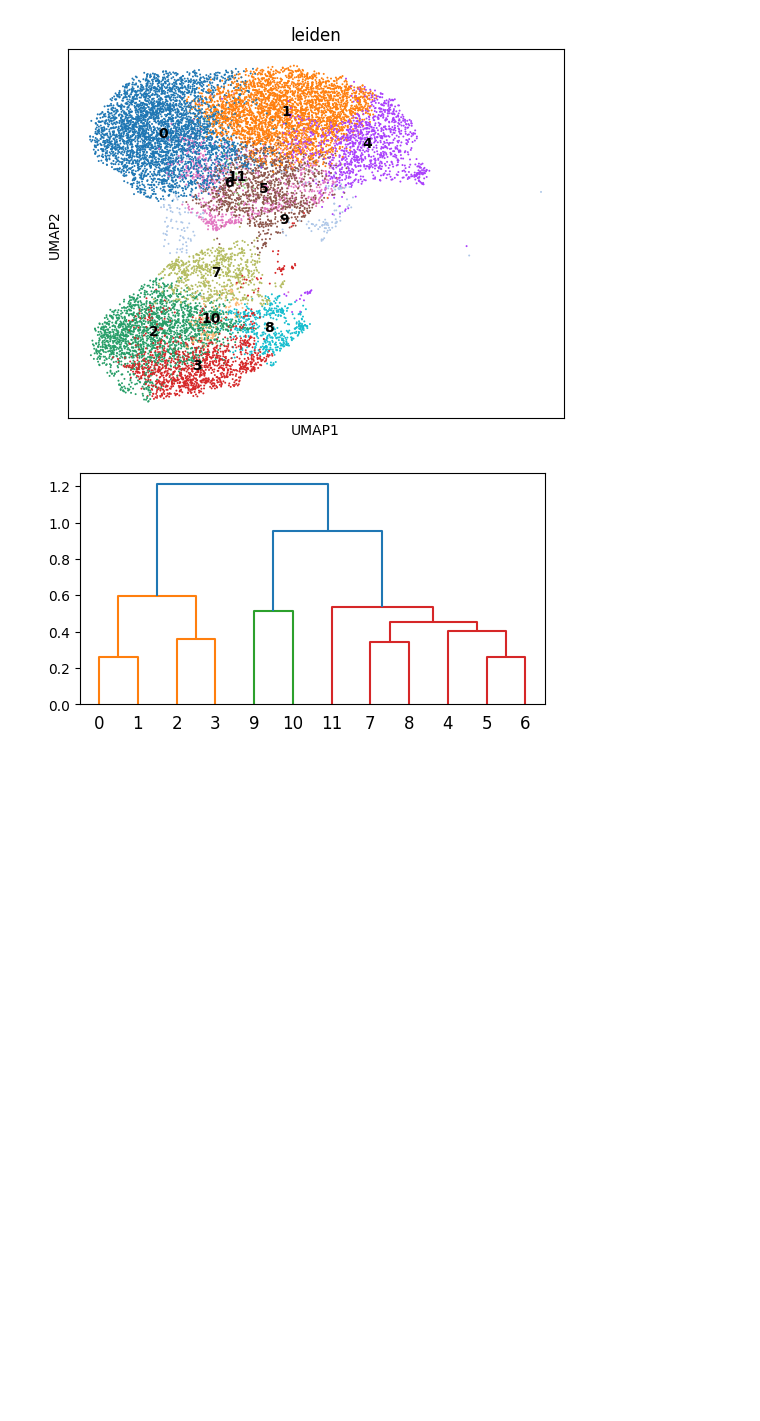
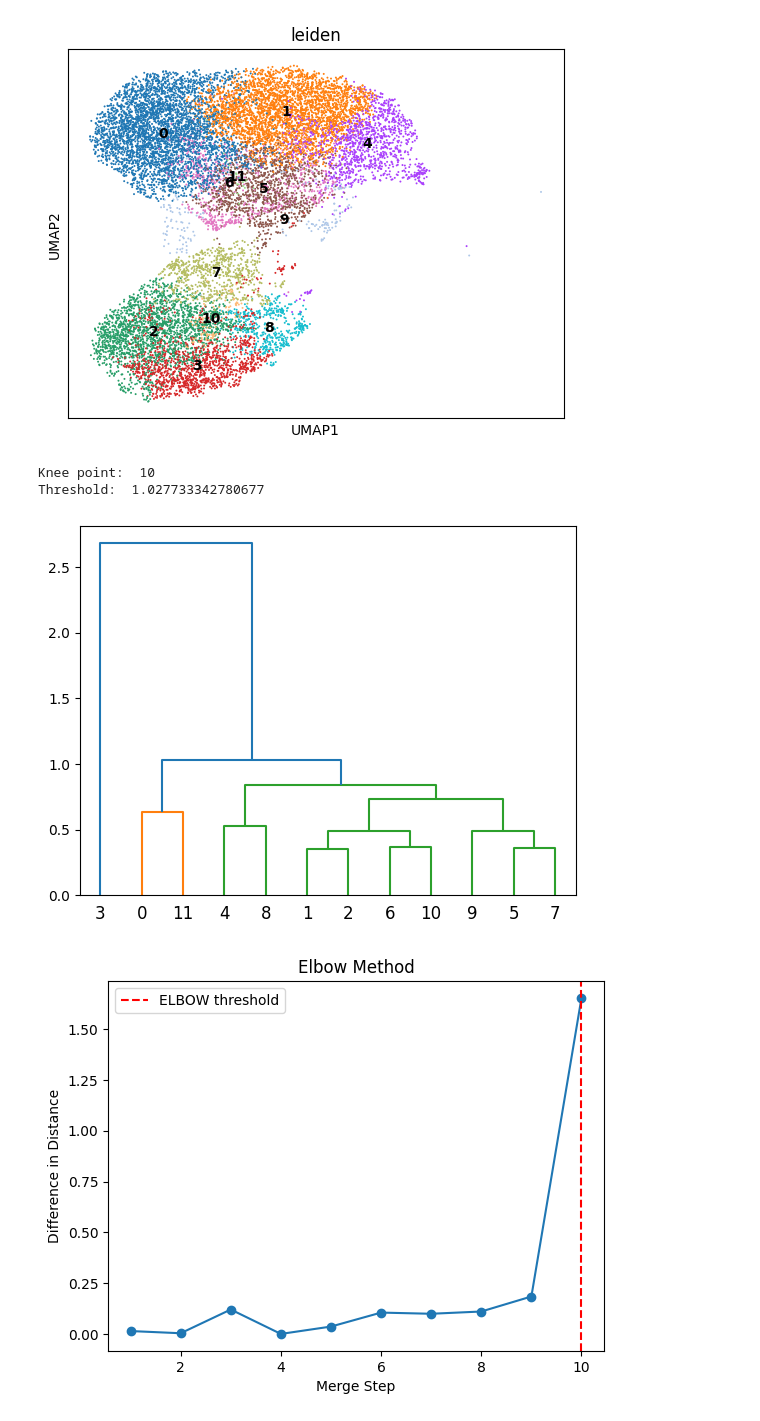
Before and after one commit to azizilab/echidna, a Jupyter notebook: notebooks/run_multi_timepoints.ipynb, the cells around one changed output. Cells and saved outputs as stored; diff of their text form; code cells hidden in the pictures; blank space fills up the shorter version.

```diff
--- a/notebooks/run_multi_timepoints.ipynb
+++ b/notebooks/run_multi_timepoints.ipynb
@@ -163,7 +164,3 @@ plt.show()
 sc.pl.umap(X, color=['leiden'], legend_loc='on data')
 # %% [output]
 [figure]
-# %%
-dn = eta_cov_tree(eta, 0.8)
-# %% [output]
-[figure, removed]
@@ -170,3 +169,10 @@ dn = eta_cov_tree(eta, 0.8)
+# %%
+dn = eta_cov_tree_elbow_thresholding(eta, plot_elbow=True)
+# %% [output]
+Knee point:  10
+Threshold:  1.027733342780677
+[figure, added]
+[figure, added]
 # %%
 assign_clones(eta, dn, X)
 # %%
```
Also changed, not shown: parts of 13 cells of this notebook, 4 other files.
